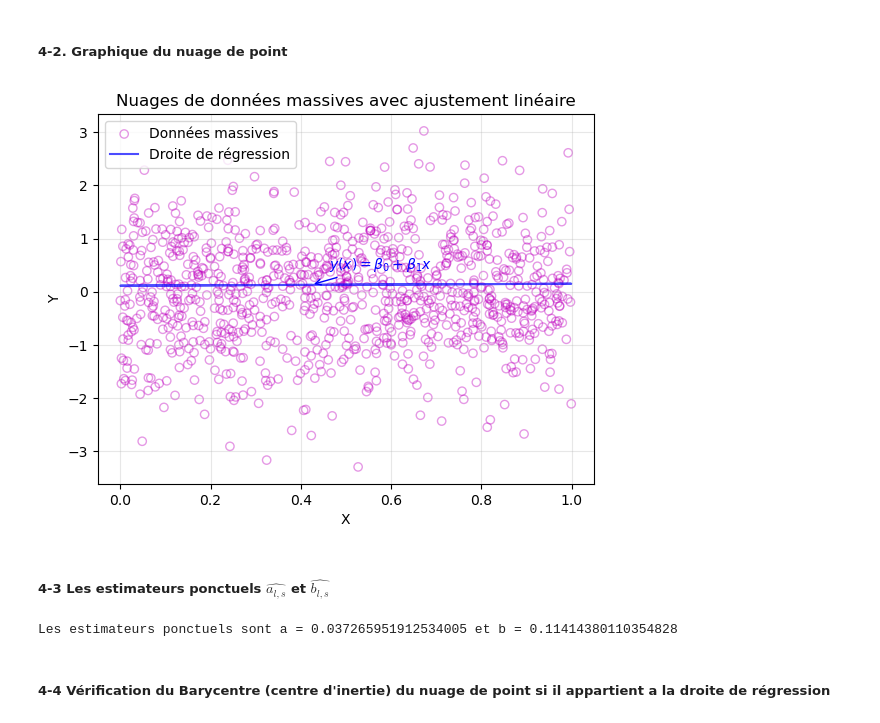
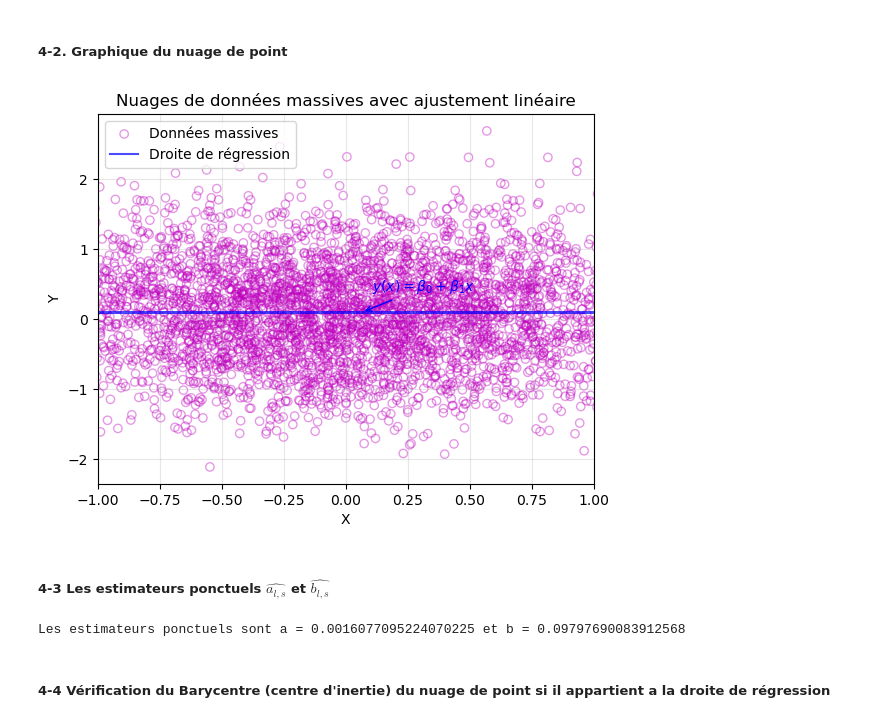
Before and after one commit to IbLahlou/Signal-Processing, a Jupyter notebook: Projet Traitement de Signal.ipynb, the cells around one changed output. Cells and saved outputs as stored; diff of their text form; code cells hidden in the pictures.

```diff
--- a/Projet Traitement de Signal.ipynb
+++ b/Projet Traitement de Signal.ipynb
@@ -131,7 +138,7 @@ import numpy as np
 np.random.seed(123)
 alpha = 0.7
 var = 0.5
-n = 4000
+n = 4500
 
 def box_muller_normal(n):
     U1 = np.random.uniform(0, 1, n)
@@ -365,21 +372,29 @@ La droite de régression est : 0.03726595191253401x + 0.11414380110354827
 # %% [markdown]
 <h5>4-2. Graphique du nuage de point</h5>
 # %%
-plt.scatter(X_centered, Y_centered, color='m', marker='o', facecolor='none', alpha=0.4, label='Données massives')
-plt.plot(X_centered, beta1*X_centered + beta0, color='b', alpha=0.7, label='Droite de régression')
+plt.scatter(X, Y, color='m', marker='o', facecolor='none', alpha=0.4, label='Données massives')
+
+# Plot the regression line
+plt.plot(X, beta1*X + beta0, color='b', alpha=0.7, label='Droite de régression')
+
+# Set the title, labels, legend, and grid
 plt.title("Nuages de données massives avec ajustement linéaire")
 plt.xlabel("X")
 plt.ylabel("Y")
 plt.legend()
 plt.grid(alpha=0.3)
 
-plt.annotate('$y(x) = \\beta_0 + \\beta_1 x$', xy=(X_centered[0], beta1*X_centered[0] + beta0),
-             xytext=(X_centered[0] + 0.04, beta1*X_centered[0] + beta0 + 0.3),
+# Add annotation for the regression equation
+plt.annotate('$y(x) = \\beta_0 + \\beta_1 x$', xy=(X[0], beta1*X[0] + beta0),
+             xytext=(X[0] + 0.04, beta1*X[0] + beta0 + 0.3),
              arrowprops=dict(arrowstyle='->', color='blue'), color='blue')
 
+# Set the x-axis limit to -1 and 1
+plt.xlim(-1, 1)
+
 plt.show()
 # %% [output]
-[figure, old version]
+[figure, new version]
 # %% [markdown]
 <h5>4-3 Les estimateurs ponctuels $\widehat{a_{l,s}}$  et $\widehat{b_{l,s}}$</h5>
 # %%
@@ -391,7 +406,7 @@ b = estimateur[0] # Coefficient de l'ordonnée à l'origine
 a = estimateur[1] # Coefficient de la pente
 print(f"Les estimateurs ponctuels sont a = {a} et b = {b}")
 # %% [output]
-Les estimateurs ponctuels sont a = 0.037265951912534005 et b = 0.11414380110354828
+Les estimateurs ponctuels sont a = 0.0016077095224070225 et b = 0.09797690083912568
 # %% [markdown]
 <h5>4-4 Vérification du Barycentre (centre d'inertie) du nuage de point si il appartient a la droite de régression </h5>
 # %%
```
Also changed, not shown: parts of 29 cells of this notebook, 2 other files.
